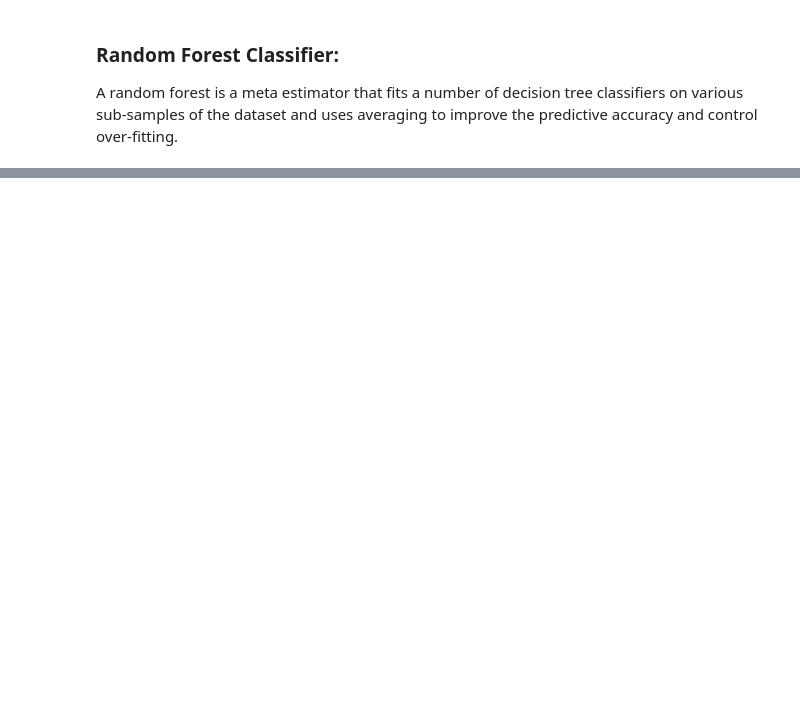
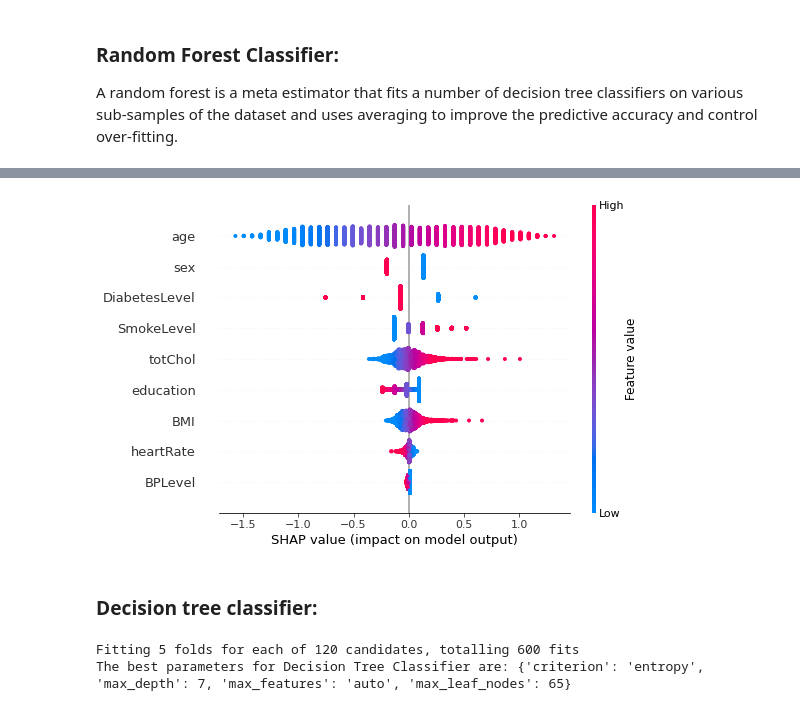
Before and after one commit to Syed-Adnan-S/Cardiovascular-Risk-Prediction, a Jupyter notebook: Cardiovascular_Risk_Prediction_Capstone_Project_Syed_Adnan_S.ipynb, the cells around one changed output, grey strips where cells are left out. Saved outputs shown, nothing was run; the diff lists cells and outputs as text; code cells hidden in the pictures; blank space fills up the shorter version.

```diff
--- a/Cardiovascular_Risk_Prediction_Capstone_Project_Syed_Adnan_S.ipynb
+++ b/Cardiovascular_Risk_Prediction_Capstone_Project_Syed_Adnan_S.ipynb
@@ -1056,0 +984,12 @@ The classification report is:
+# %%
+#Creating an object for the logistic regression model
+lr_classifier,train1,test1 = model_pipeline(X_train,X_test,Y_train,Y_test, ml_model='Logistic Regression',kind='model_explainability')
+
+#Plotting the shap summary plot
+explainer_shap = shap.Explainer(model=model, masker=X_train)
+shap_values = explainer_shap.shap_values(X_train)
+shap.summary_plot(shap_values,X_train,feature_names=X.columns)
+# %% [output]
+[figure, added]
+# %% [markdown]
+### <b>Decision tree classifier:</b>
@@ -1056,0 +1008,8 @@ The classification report is:
+# %%
+dt_classifier,train,test = model_pipeline(X_train,X_test,Y_train,Y_test,ml_model='Decision Tree Classifier',\
+               param_grid={'max_features': ['auto', 'sqrt', 'log2'],'max_leaf_nodes':[45,50,55,60,65],\
+                           'max_depth':[4,5,6,7],'criterion':['entropy','gini']}\
+               ,kind='model_explainability')
+# %% [output]
+Fitting 5 folds for each of 120 candidates, totalling 600 fits
+The best parameters for Decision Tree Classifier are: {'criterion': 'entropy', 'max_depth': 7, 'max_features': 'auto', 'max_leaf_nodes': 65}
```
Also changed, not shown: parts of 48 cells of this notebook.
